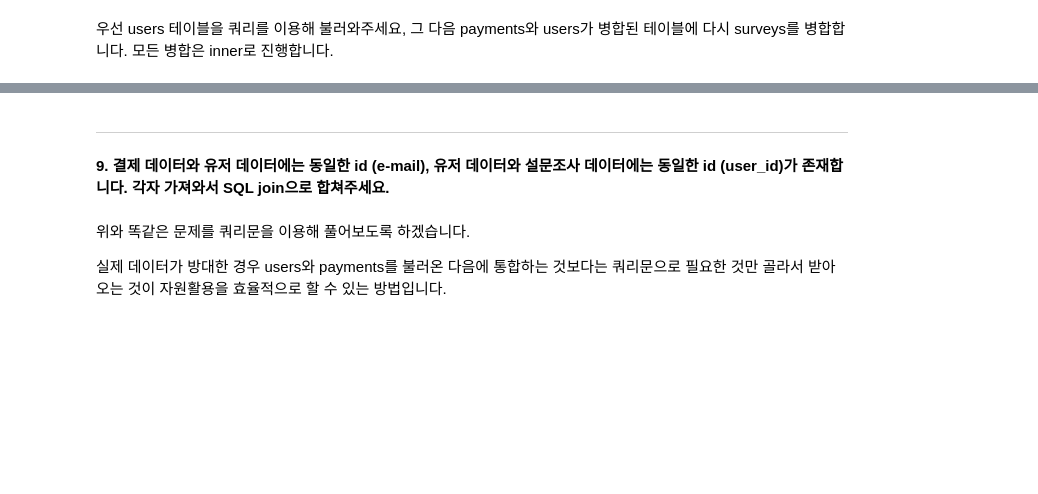
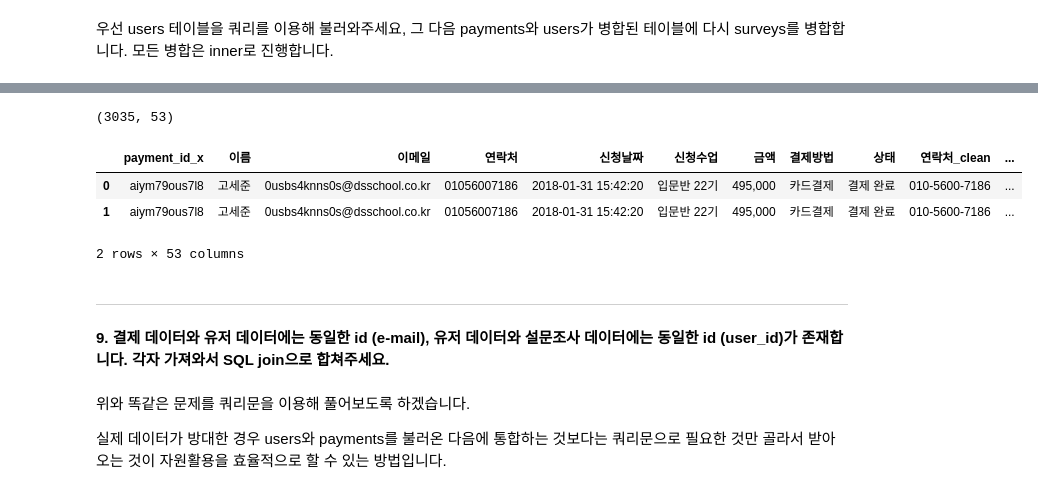
Before and after one commit to shoman2/Data-analysis_DSschool, a Jupyter notebook: 03_Visualization/03_dsschool_data-visualization.ipynb, the cells around one changed output, grey strips where cells are left out. Saved outputs shown, nothing was run; the diff lists cells and outputs as text; code cells hidden in the pictures; blank space fills up the shorter version.

```diff
--- a/03_Visualization/03_dsschool_data-visualization.ipynb
+++ b/03_Visualization/03_dsschool_data-visualization.ipynb
@@ -1640,3 +980,21 @@ answer_list = [f"answer{i}_selected(bool)" for i in range(1, 13)]
+# %%
+data =  payments.merge(users,
+                       left_on = "이메일",
+                       right_on = "email",
+                       how = "inner"
+                      ).merge(surveys,
+                              on = "user_id",
+                              how = "inner"
+                             )
+
+print(data.shape)
+data.head(2)
+# %% [output]
+(3035, 53)
+|  | payment_id_x | 이름 | 이메일 | 연락처 | 신청날짜 | 신청수업 | 금액 | 결제방법 | 상태 | 연락처_clean | ... |
+| 0 | aiym79ous7l8 | 고세준 | 0usbs4knns0s@dsschool.co.kr | 01056007186 | 2018-01-31 15:42:20 | 입문반 22기 | 495,000 | 카드결제 | 결제 완료 | 010-5600-7186 | ... |
+| 1 | aiym79ous7l8 | 고세준 | 0usbs4knns0s@dsschool.co.kr | 01056007186 | 2018-01-31 15:42:20 | 입문반 22기 | 495,000 | 카드결제 | 결제 완료 | 010-5600-7186 | ... |
+2 rows × 53 columns
 # %% [markdown]
 ---
 # %% [markdown]
```
Also changed, not shown: parts of 42 cells of this notebook.
